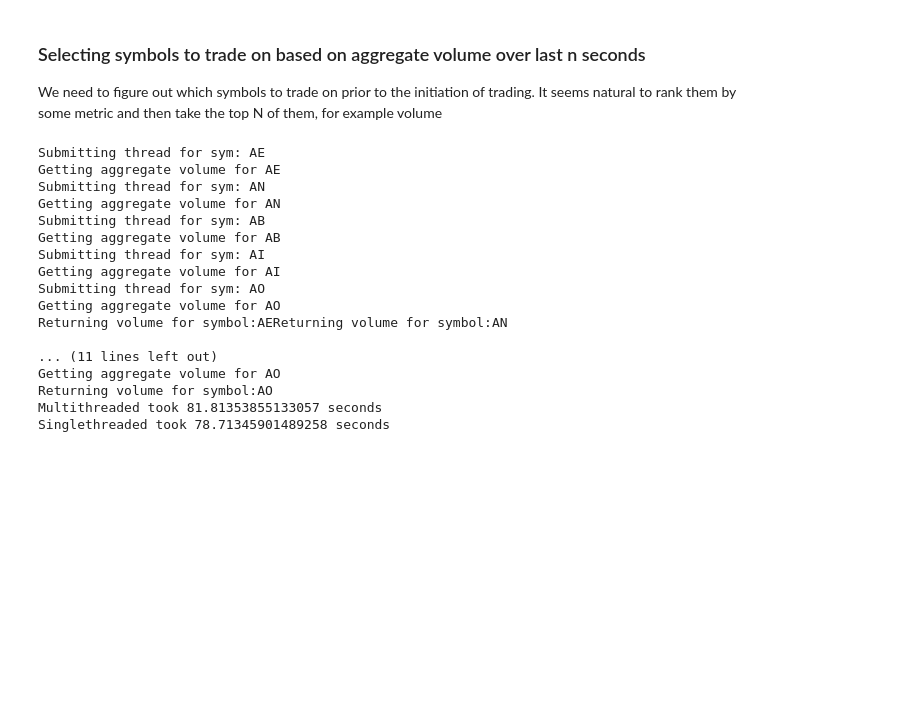
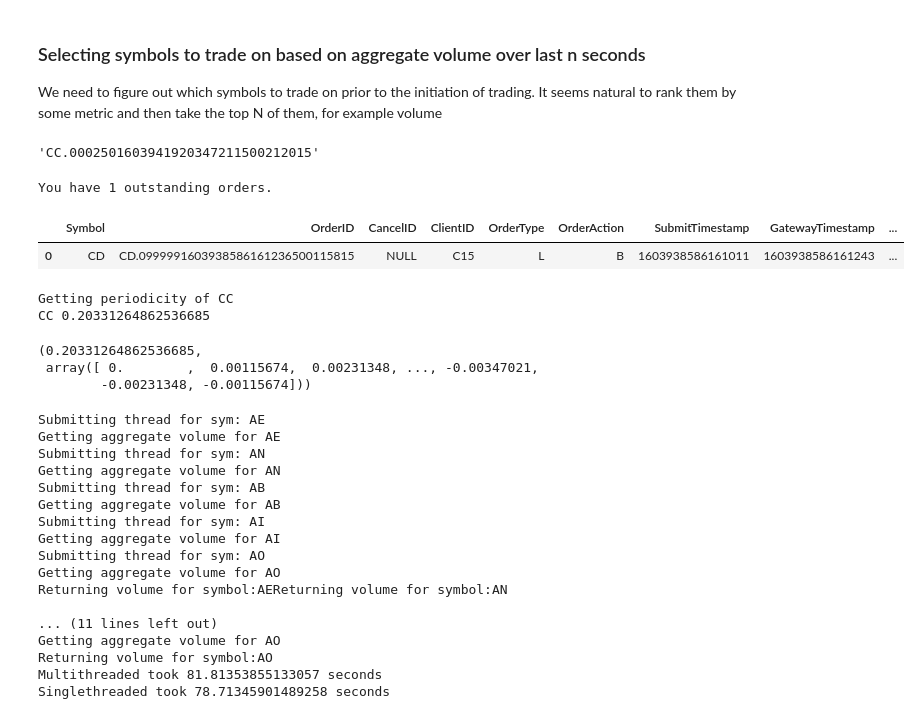
Before and after one commit to sheunaluko/cs349f, a Jupyter notebook: implementation1/main.ipynb, the cells around one changed output. Saved outputs shown, nothing was run; the diff lists cells and outputs as text; code cells hidden in the pictures; blank space fills up the shorter version.

```diff
--- a/implementation1/main.ipynb
+++ b/implementation1/main.ipynb
@@ -300,3 +323,21 @@ def get_top_n_symbols_by_periodicity(symbols,seconds_in_past, n )  :
+# %%
+place_order(T,'CC', 250, 7768, buy=False)
+# %% [output]
+'CC.0002501603941920347211500212015'
+# %%
+outstanding_orders()
+# %% [output]
+You have 1 outstanding orders.
+|  | Symbol | OrderID | CancelID | ClientID | OrderType | OrderAction | SubmitTimestamp | GatewayTimestamp | ... |
+| 0 | CD | CD.0999991603938586161236500115815 | NULL | C15 | L | B | 1603938586161011 | 1603938586161243 | ... |
+# %%
+periodicity_metric("CC",60*18,False)
+# %% [output]
+Getting periodicity of CC
+CC 0.20331264862536685
+(0.20331264862536685,
+ array([ 0.        ,  0.00115674,  0.00231348, ..., -0.00347021,
+        -0.00231348, -0.00115674]))
 # %%
 syms = ['AE', 'AN','AB', 'AI' ,'AO']
 seconds = 60*60
```
Also changed, not shown: parts of 30 cells of this notebook, 35 other files.
